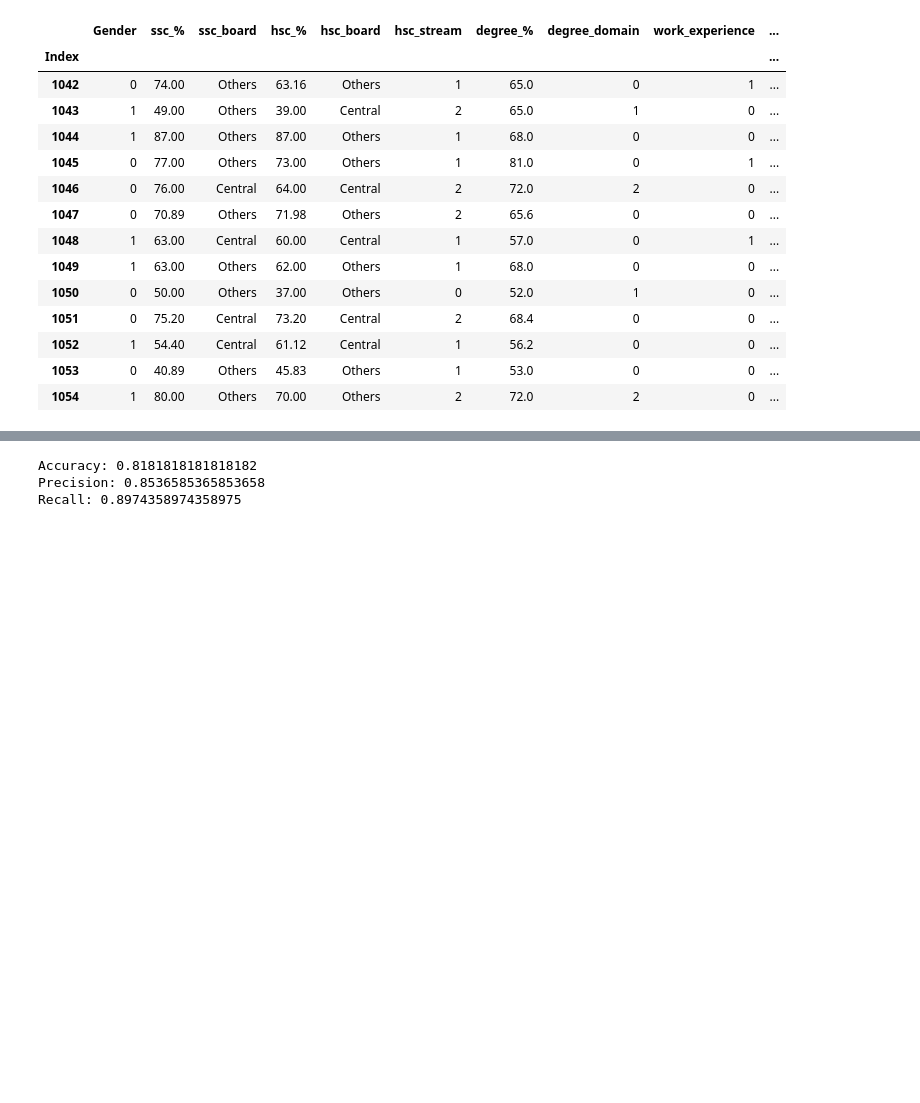
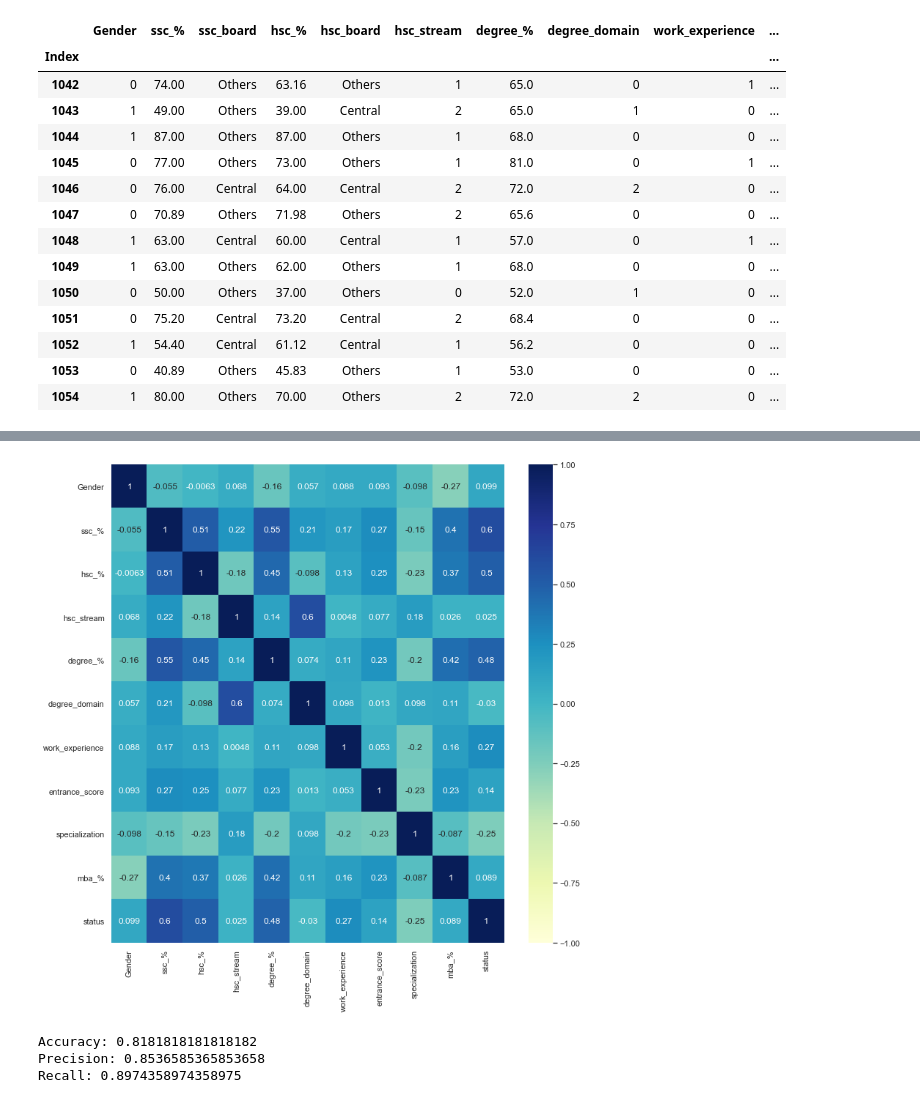
Before and after one commit to Graphtrack/IIMR-Phoenix, a Jupyter notebook: Pheonix analysis.ipynb, the cells around one changed output, grey strips where cells are left out. Drawn from its saved outputs; the diff is of its cells as text; code cells hidden in the pictures; blank space fills up the shorter version.

```diff
--- a/Pheonix analysis.ipynb
+++ b/Pheonix analysis.ipynb
@@ -106,3 +105,14 @@ NameError: name 'res' is not defined
+# %%
+plt.figure(figsize=(12,12))
+sn.heatmap(df.corr(),
+            vmin=-1,  cmap="YlGnBu",
+            annot=True,
+          );
+
+sn.set(font_scale=1)
+plt.show()
+# %% [output]
+[figure, added]
 # %%
 from sklearn.model_selection import train_test_split
 X=df[['ssc_%','hsc_%','degree_%']]
```
Also changed, not shown: parts of 2 cells of this notebook.
